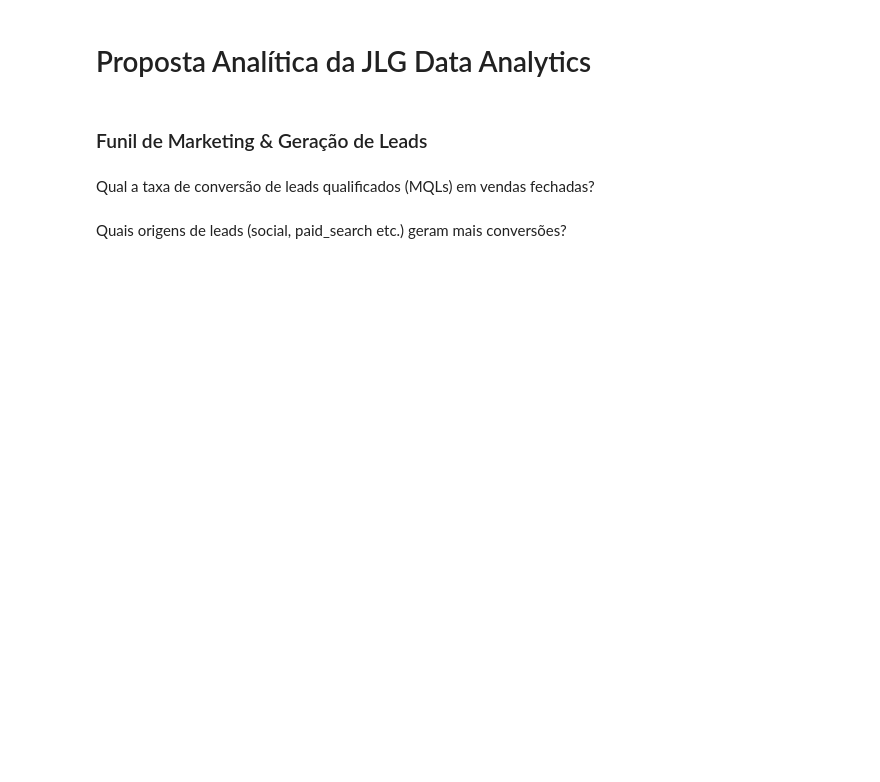
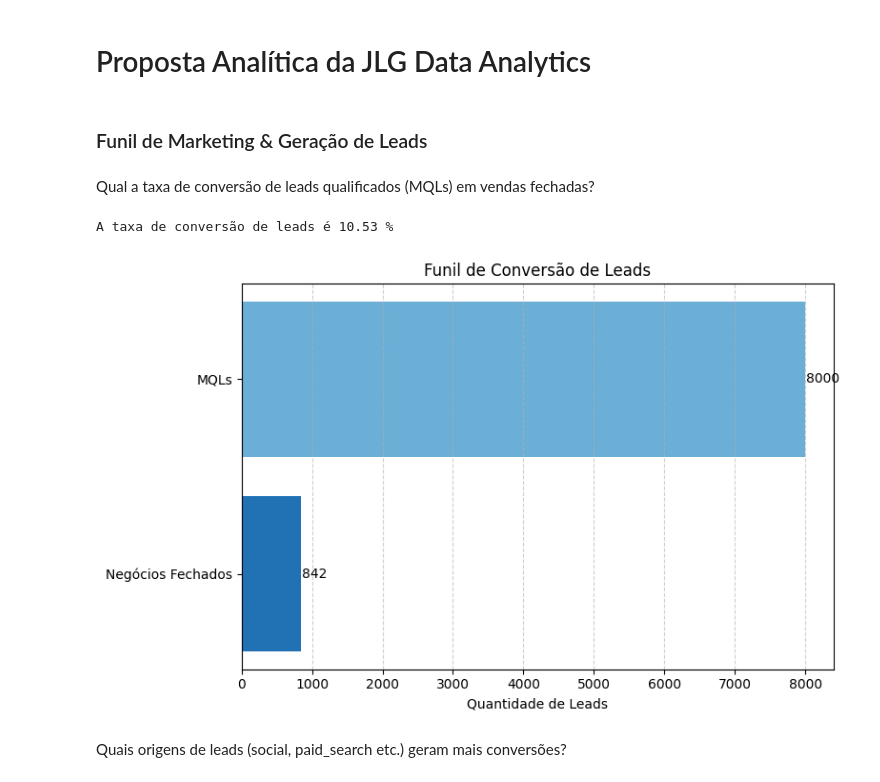
Before and after one commit to JLG-Data-Analytics/projeto_aplicado_1, a Jupyter notebook: script/eda.ipynb, the cells around one changed output. Saved outputs shown, nothing was run; the diff lists cells and outputs as text; code cells hidden in the pictures; blank space fills up the shorter version.

```diff
--- a/script/eda.ipynb
+++ b/script/eda.ipynb
@@ -3,6 +8,60 @@
+# %%
+# paths
+
+closed_deals = "../dataset/marketing_funnel/olist_closed_deals_dataset.csv"
+orders = "../dataset/eccomerce/olist_orders_dataset.csv"
+mql = "../dataset/marketing_funnel/olist_marketing_qualified_leads_dataset.csv"
+products = "../dataset/eccomerce/olist_products_dataset.csv"
+order_itens = "../dataset/eccomerce/olist_order_items_dataset.csv"
+customer = "../dataset/eccomerce/olist_customers_dataset.csv"
+seller = "../dataset/eccomerce/olist_sellers_dataset.csv"
+payments = "../dataset/eccomerce/olist_order_payments_dataset.csv"
+# %%
+# variáveis
+
+df_pedidos = pd.read_csv(orders)
+df_negocio_fechado = pd.read_csv(closed_deals)
+df_leads_qualificados = pd.read_csv(mql)
+df_produtos = pd.read_csv(products)
+df_itens_pedidos = pd.read_csv(order_itens)
+df_clientes = pd.read_csv(customer)
+df_vendedores = pd.read_csv(seller)
+df_pagamentos = pd.read_csv(payments)
 # %% [markdown]
 ### Funil de Marketing & Geração de Leads
 # %% [markdown]
 Qual a taxa de conversão de leads qualificados (MQLs) em vendas fechadas?
+# %%
+
+
+total_conversoes = df_negocio_fechado['mql_id'].count()
+total_leads_qualificados = df_leads_qualificados['mql_id'].count()
+
+taxa_de_conversao = (total_conversoes / total_leads_qualificados) * 100
+
+print(f'A taxa de conversão de leads é {taxa_de_conversao:.2f} %')
+# %% [output]
+A taxa de conversão de leads é 10.53 %
+# %%
+# funil
+
+total_leads_qualificados = df_leads_qualificados['mql_id'].nunique()
+total_conversoes = df_negocio_fechado['mql_id'].nunique()
+
+etapas = ['MQLs', 'Negócios Fechados']
+valores = [total_leads_qualificados, total_conversoes]
+
+plt.figure(figsize=(8,5))
+plt.barh(etapas, valores, color=['#6baed6', '#2171b5'])
+plt.title('Funil de Conversão de Leads')
+plt.xlabel('Quantidade de Leads')
+for i, v in enumerate(valores):
+    plt.text(v + 10, i, str(v), va='center')
+plt.gca().invert_yaxis()
+plt.grid(axis='x', linestyle='--', alpha=0.6)
+plt.tight_layout()
+plt.show()
+# %% [output]
+[figure, added]
 # %% [markdown]
 Quais origens de leads (social, paid_search etc.) geram mais conversões?
```
Also changed, not shown: parts of 28 cells of this notebook.
